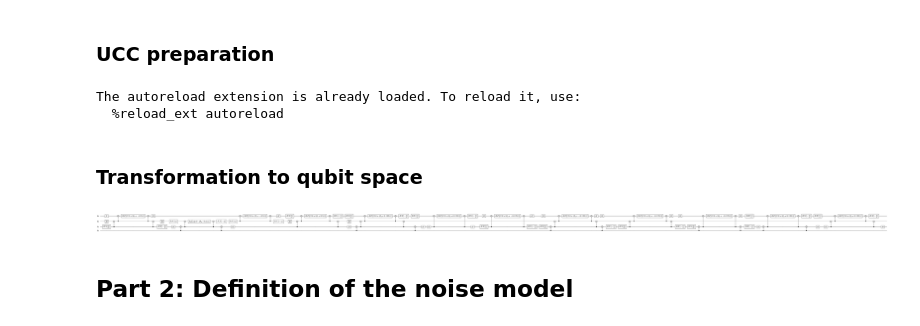
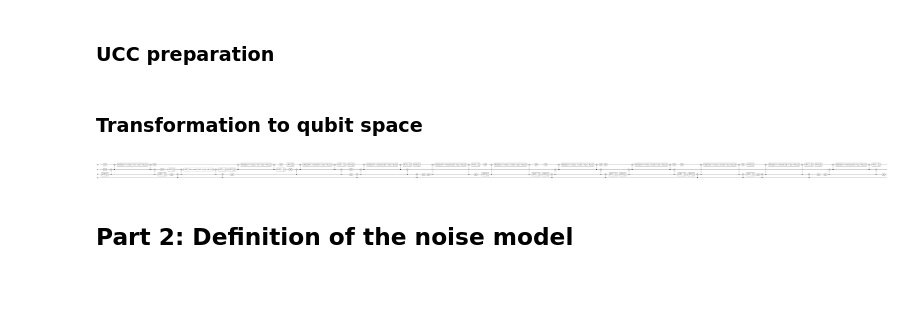
Before and after one commit to myQLM/myqlm-fermion, a Jupyter notebook: doc/notebooks/quantum_subspace_expansion_h2.ipynb, the cells around one changed output. Saved outputs shown, nothing was run; the diff lists cells and outputs as text; code cells hidden in the pictures; blank space fills up the shorter version.

```diff
--- a/doc/notebooks/quantum_subspace_expansion_h2.ipynb
+++ b/doc/notebooks/quantum_subspace_expansion_h2.ipynb
@@ -34,7 +34,7 @@ $$
 # %%
 import numpy as np
 
-nels = 2
+n_electrons = 2
 one_body_integrals = np.array([[-1.25246357, 0], [0, -0.475948715]])
 two_body_integrals = np.array(
     [
@@ -45,19 +45,5 @@ two_body_integrals = np.array(
 orbital_energies = np.array([-0.57797481, 0.66969867])
 nuclear_repulsion = 0.7137539936876182
 
-## the natural-orbital occupation numbers (NOONs) are computed from 1-RDM (computed in CISD here)
+## The natural-orbital occupation numbers (NOONs) are computed from 1-RDM (computed in CISD here)
 noons = np.array([1.9745399697399246, 0.025460030260075376])
-
-# If you have installed the pySCF module, you can use the following lines of code to perform
-# the quantum-chemistry part of the computation
-# import numpy as np
-# from qat.fermion.chemistry.pyscf_tools import perform_pyscf_computation
-
-# geometry = [('H', (0., 0., 0.)), ('H', (0., 0., 0.7414))]
-# basis = 'sto-3g'
-
-# rdm1, orbital_energies, nuclear_repulsion,\
-# nels, one_body_integrals, two_body_integrals, info = perform_pyscf_computation(geometry=geometry, basis=basis, spin=0,
-#                                                                               charge=0, verbose=True)
-## get NOONs from 1-RDM (computed in CISD)
-# noons = list(reversed(sorted(np.linalg.eigvalsh(rdm1))))
@@ -64,25 +70,2 @@ noons = np.array([1.9745399697399246, 0.025460030260075376])
 # %% [markdown]
 ### UCC preparation
-# %%
-%load_ext autoreload
-%autoreload 2
-
-from qat.fermion.chemistry.ucc import (
-    get_cluster_ops_and_init_guess,
-    get_active_space_hamiltonian,
-)
-
-
-H_active, active_inds, occ_inds = get_active_space_hamiltonian(
-    one_body_integrals, two_body_integrals, nuclear_repulsion, noons, nels
-)
-
-active_noons, active_orb_energies = [], []
-for ind in active_inds:
-    active_noons.extend([noons[ind], noons[ind]])
-    active_orb_energies.extend([orbital_energies[ind], orbital_energies[ind]])
-nb_active_els = nels - 2 * len(occ_inds)
-cluster_ops, theta_0, hf_init = get_cluster_ops_and_init_guess(nb_active_els, active_noons, active_orb_energies, H_active.hpqrs)
-# %% [output]
-The autoreload extension is already loaded. To reload it, use:
-  %reload_ext autoreload
@@ -89,35 +101,28 @@ The autoreload extension is already loaded. To reload it, use:
 # %% [markdown]
 ### Transformation to qubit space
 # %%
-from qat.fermion.transforms import recode_integer
-from qat.fermion.transforms import transform_to_bk_basis, get_bk_code
-from qat.fermion.transforms import transform_to_jw_basis, get_jw_code
-from qat.fermion.transforms import transform_to_parity_basis, get_parity_code
+from qat.fermion.transforms import transform_to_parity_basis, get_parity_code, recode_integer
 
-
-# transformation, code = transform_to_bk_basis, get_bk_code
-# transformation, code = transform_to_jw_basis, get_jw_code
 transformation, code = transform_to_parity_basis, get_parity_code
 
 H_active_sp = transformation(H_active)
 nqbits = H_active_sp.nbqbits
 
-# T-> Tspin
-# cluster_ops_sp = {k: transformation(t_o) for k, t_o in cluster_ops.items()}
+# Express the cluster operator in spin terms
 cluster_ops_sp = [transformation(t_o) for t_o in cluster_ops]
 
-# ket -> ketspin
-hf_init_sp = recode_integer(hf_init, code(nqbits))
+# Encoding the initial state to new encoding
+hf_init_sp = recode_integer(ket_hf_init, code(nqbits))
 
-##Finally: build_uccsd
+# Finally: build_uccsd
 from qat.fermion.chemistry.ucc import construct_ucc_ansatz
 
 prog = construct_ucc_ansatz(cluster_ops_sp, hf_init_sp)
 circ = prog.to_circ()
 
 circ.display()
 # %% [output]
-[figure, old version]
+[figure, new version]
 # %% [markdown]
 ## Part 2: Definition of the noise model
 # %%
```
Also changed, not shown: parts of 5 cells of this notebook, 5 other files.
